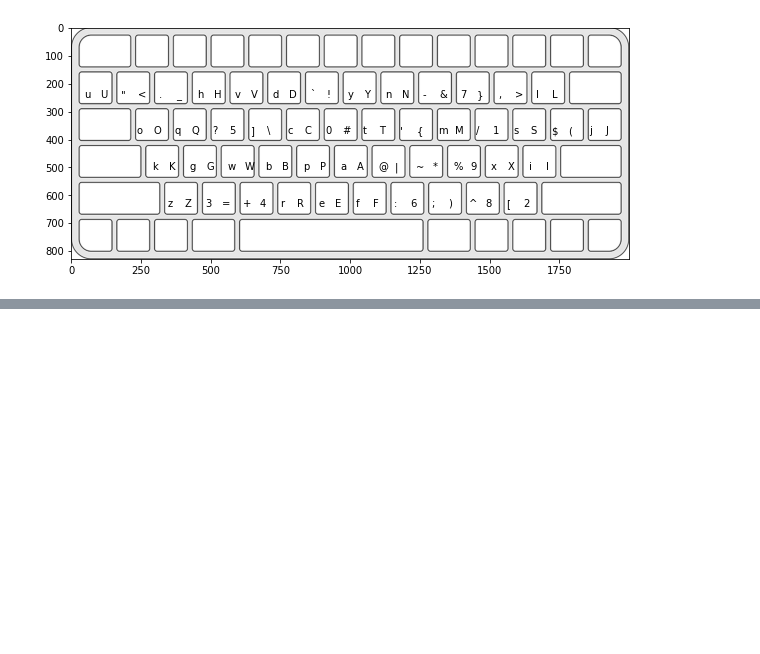
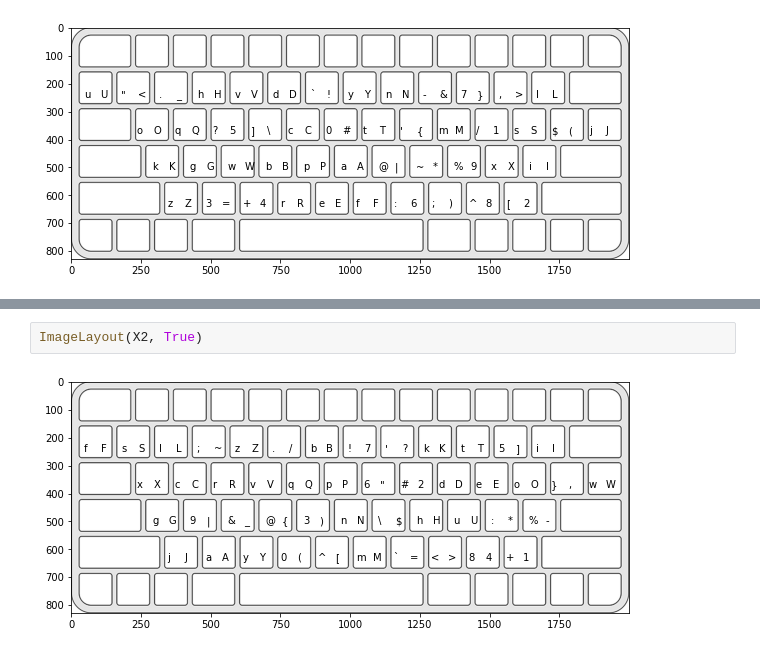
Before and after one commit to jmcsuite/Optimizacion_2, a Jupyter notebook: ProyectoFinal_KeyboardLayout/ObjectiveFunction.ipynb, the cells around one changed output, grey strips where cells are left out. Saved outputs shown, nothing was run; the diff lists cells and outputs as text; blank space fills up the shorter version.

```diff
--- a/ProyectoFinal_KeyboardLayout/ObjectiveFunction.ipynb
+++ b/ProyectoFinal_KeyboardLayout/ObjectiveFunction.ipynb
@@ -431,0 +428,4 @@ print(ObjectiveFunction(X1, helper), ObjectiveFunction(X2, helper) ,ObjectiveFun
+# %%
+ImageLayout(X2, True)
+# %% [output]
+[figure, added]
```
Also changed, not shown: parts of 4 cells of this notebook.
